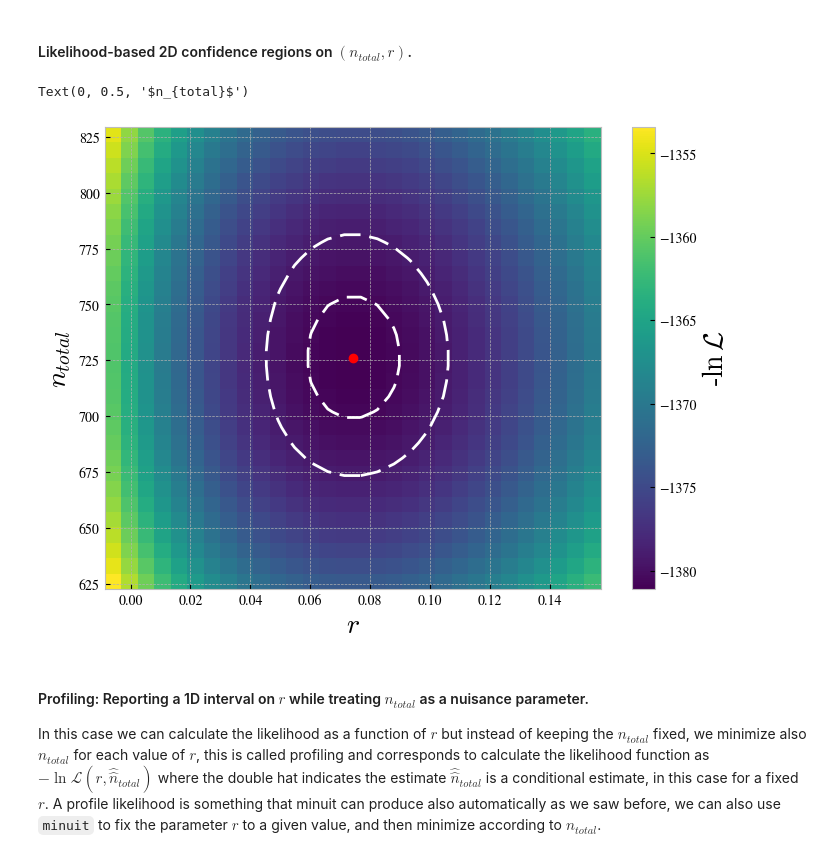
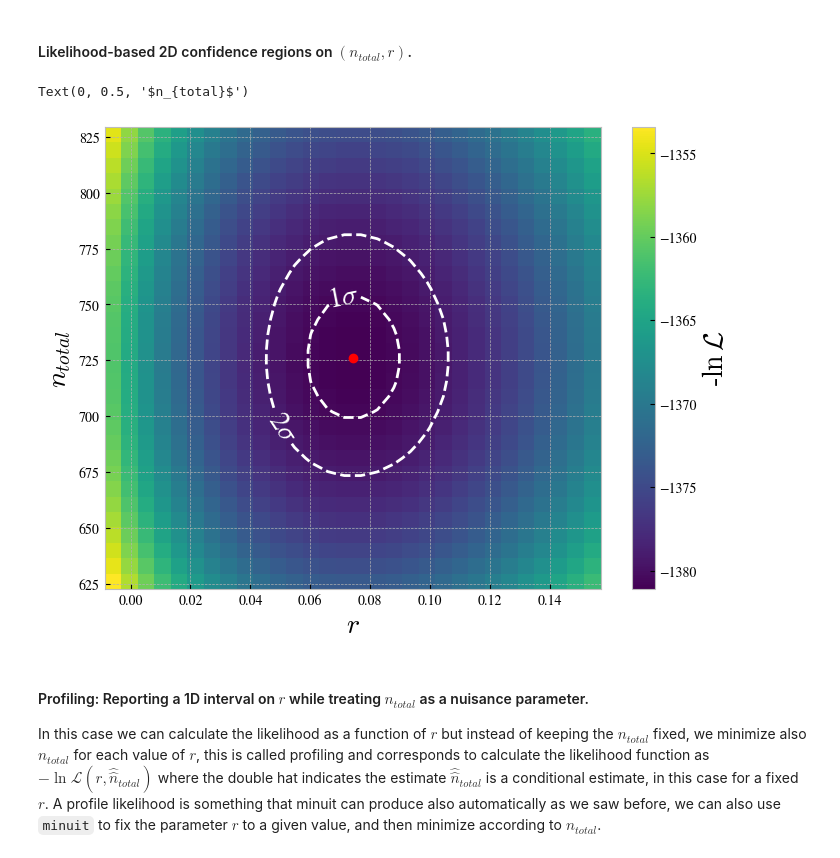
Before and after one commit to zemrude/PHYS-F-482, a Jupyter notebook: UnbinnedLL.ipynb, the cells around one changed output. Saved outputs shown, nothing was run; the diff lists cells and outputs as text; code cells hidden in the pictures.

```diff
--- a/UnbinnedLL.ipynb
+++ b/UnbinnedLL.ipynb
@@ -186,7 +202,10 @@ Write down on paper (or on tablet) the expression of the likelihood of a pseudo-
 # %%
-def UnbinnedNLL(data: np.array, s: np.array, b: np.array, args: tuple) -> float:
+def model(data: np.array, r: float) -> float:
+    return (r * signal_generator.pdf(data) + (1 - r) * expo_generator.pdf(data))
 
-    values = np.log((1-args[1])*b(data) + args[1]*s(data))
+
+def UnbinnedNLL(data: np.array, args: tuple) -> float:
+    values = np.log(model(data, args[1]))
     return - (np.sum(values) - args[0] + len(data) * np.log(args[0]))
 # %% [markdown]
 Now let's use `iminuit` to minimize the likelihood function defined above
@@ -196,7 +215,7 @@ import iminuit
 print(f"Minuit version {iminuit.__version__}")
 
 from packaging import version
-m_version = version.parse(iminuit.__version__) < version.parse("2.0.0")
+old_mversion = version.parse(iminuit.__version__) < version.parse("2.0.0")
 # %% [output]
 Minuit version 2.30.1
 # %%
@@ -220,10 +235,10 @@ print (iminuit.Minuit.LIKELIHOOD)
 # %%
 # Let's create a parser to the likelihood function called funcU which will take only the arguments, ie the free parameters
 def funcU(args: tuple) -> float:
-    return UnbinnedNLL(data, signal_generator.pdf, expo_generator.pdf, tuple(args))
+    return UnbinnedNLL(data, tuple(args))
 
 #Depending on the iminuit version we have different ways to call the function
-if not m_version:
+if not old_mversion:
     m = iminuit.Minuit(funcU, (mu.ntotal, mu.r), name=("$n_{total}$", "$r$"))
     m.errordef = iminuit.Minuit.LIKELIHOOD #This tells iminuit that the cost function is a negative log-likelihood
 else:
@@ -610,7 +620,7 @@ L = []
 for n in n_grid:
     L_m = []
     for r in r_grid:
-        L_m.append(UnbinnedNLL(data, signal_generator.pdf, expo_generator.pdf, (n, r)))
+        L_m.append(UnbinnedNLL(data, (n, r)))
 
     L.append(L_m)
 
@@ -619,24 +629,26 @@ L = np.array(L)
 # %%
 fig1, ax1 = plt.subplots()
 
 mesh = ax1.pcolormesh(r_grid, n_grid, L, shading='auto')
 
 cs = ax1.contour(r_grid, n_grid, L, [L.min() + 0.5, L.min() + 2], colors='white')
+plt.plot(fit.r, fit.ntotal, marker='o',color='r')
 
-p = cs.collections[0].get_paths()[0]
-v = p.vertices
-x = v[:,0]
-y = v[:,1]
 
-plt.plot(fit.r, fit.ntotal, marker='o',color='r')
+fmt = {}
+strs = [r'1$\sigma$', r'2$\sigma$']
+for l, s in zip(cs.levels, strs):
+    fmt[l] = s
+
+ax1.clabel(cs, fmt = fmt, fontsize=20)
 cbar = plt.colorbar(mesh)
 cbar.ax.set_ylabel(r'-$\ln \mathcal{L}$')
 
 plt.xlabel('$r$')
 plt.ylabel('$n_{total}$')
 # %% [output]
 Text(0, 0.5, '$n_{total}$')
-[figure, old version]
+[figure, new version]
 # %% [markdown]
 #### Profiling: Reporting a 1D interval on $r$ while treating $n_{total}$ as a nuisance parameter.
 In this case we can calculate the likelihood as a function of $r$ but instead of keeping the $n_{total}$ fixed, we minimize also $n_{total}$ for each value of $r$, this is called profiling and corresponds to calculate the likelihood function as $-\ln\mathcal{L}(r, \hat{\hat{n}}_{total})$ where the double hat indicates the estimate $\hat{\hat{n}}_{total}$ is a conditional estimate, in this case for a fixed $r$. A profile likelihood is something that minuit can produce also automatically as we saw before, we can also use `minuit` to fix the parameter $r$ to a given value, and then minimize according to $n_{total}$.
```
Also changed, not shown: parts of 18 cells of this notebook.
